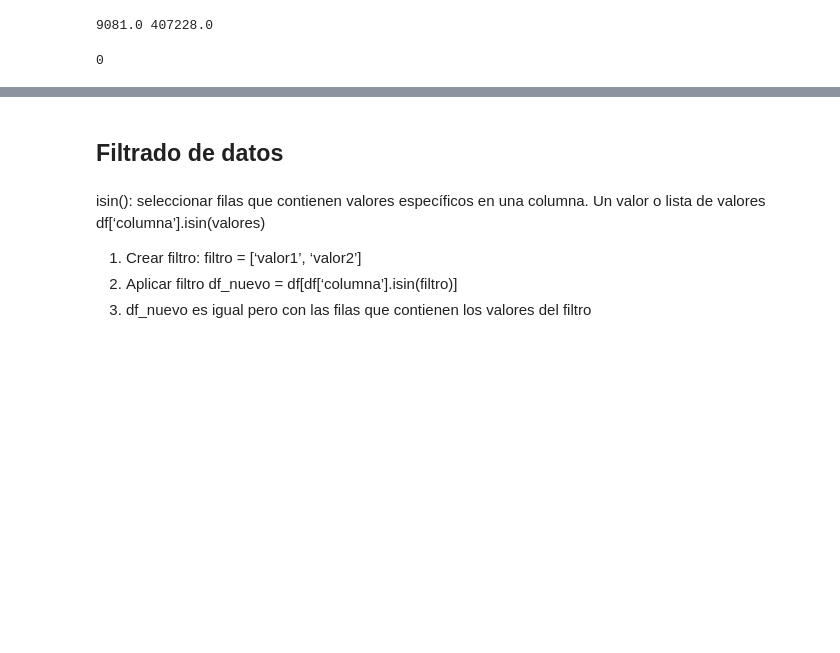
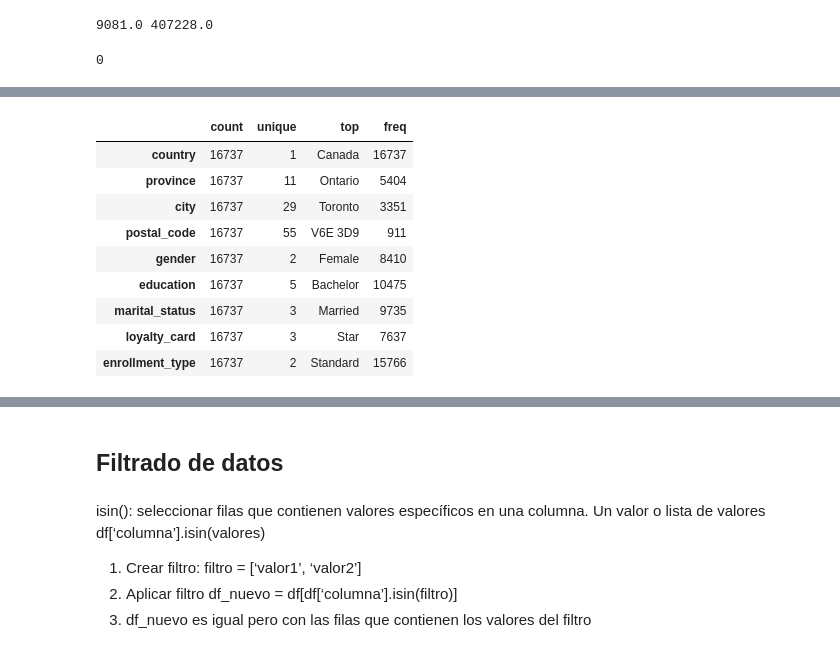
Before and after one commit to Adalab/bda-modulo-3-evaluacion-final-noeliareina, a Jupyter notebook: Ejercicio_Evaluacion_Modulo_3.ipynb, the cells around one changed output, grey strips where cells are left out. Saved outputs shown, nothing was run; the diff lists cells and outputs as text; code cells hidden in the pictures; blank space fills up the shorter version.

```diff
--- a/Ejercicio_Evaluacion_Modulo_3.ipynb
+++ b/Ejercicio_Evaluacion_Modulo_3.ipynb
@@ -360,6 +668,19 @@ print(f" Variables categóricas {categoricas}")
 '''Verificar valores únicos en variables categóricas
 Antes de seguir con la limpieza, verifica qué valores
  hay en las variables categóricas para ver si necesitan ajustes:'''
+# %%
+df_loyalty.describe(include="O").T
+# %% [output]
+|  | count | unique | top | freq |
+| country | 16737 | 1 | Canada | 16737 |
+| province | 16737 | 11 | Ontario | 5404 |
+| city | 16737 | 29 | Toronto | 3351 |
+| postal_code | 16737 | 55 | V6E 3D9 | 911 |
+| gender | 16737 | 2 | Female | 8410 |
+| education | 16737 | 5 | Bachelor | 10475 |
+| marital_status | 16737 | 3 | Married | 9735 |
+| loyalty_card | 16737 | 3 | Star | 7637 |
+| enrollment_type | 16737 | 2 | Standard | 15766 |
 # %%
 categoricas = ["gender", "education", "marital_status", "loyalty_card", "enrollment_type"]
 for col in categoricas:
```
Also changed, not shown: parts of 60 cells of this notebook, 1 other file.
